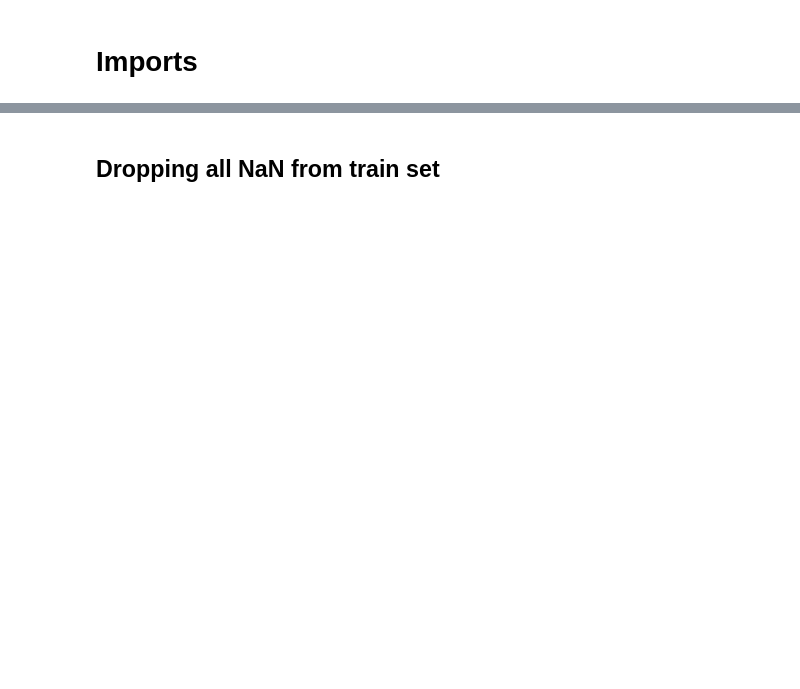
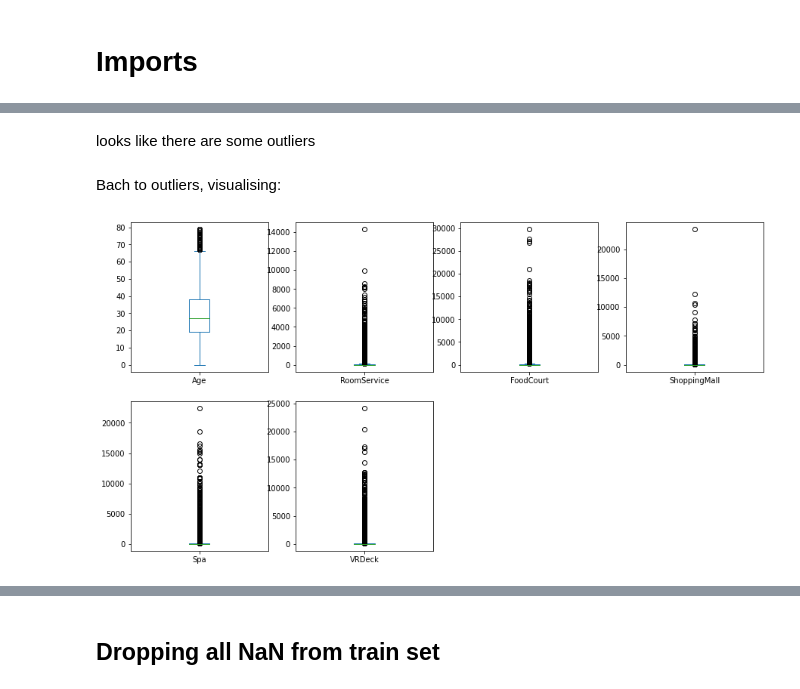
Before and after one commit to lorcanrae/spaceship-titanic, a Jupyter notebook: notebooks/lorcanrae-spacetitanic-EDA-Copy1.ipynb, the cells around one changed output, grey strips where cells are left out. Drawn from its saved outputs; the diff is of its cells as text; code cells hidden in the pictures; blank space fills up the shorter version.

```diff
--- a/notebooks/lorcanrae-spacetitanic-EDA-Copy1.ipynb
+++ b/notebooks/lorcanrae-spacetitanic-EDA-Copy1.ipynb
@@ -297,0 +289,9 @@ ColumnTransformer(transformers=[('pipeline-1',
+# %% [markdown]
+looks like there are some outliers
+# %% [markdown]
+Bach to outliers, visualising:
+# %%
+eda_train.plot(kind='box',subplots=True,layout=(2,4),sharex=False,sharey=False,figsize=(15,8))
+plt.show()
+# %% [output]
+[figure, added]
```
Also changed, not shown: parts of 125 cells of this notebook, 2 other files.
